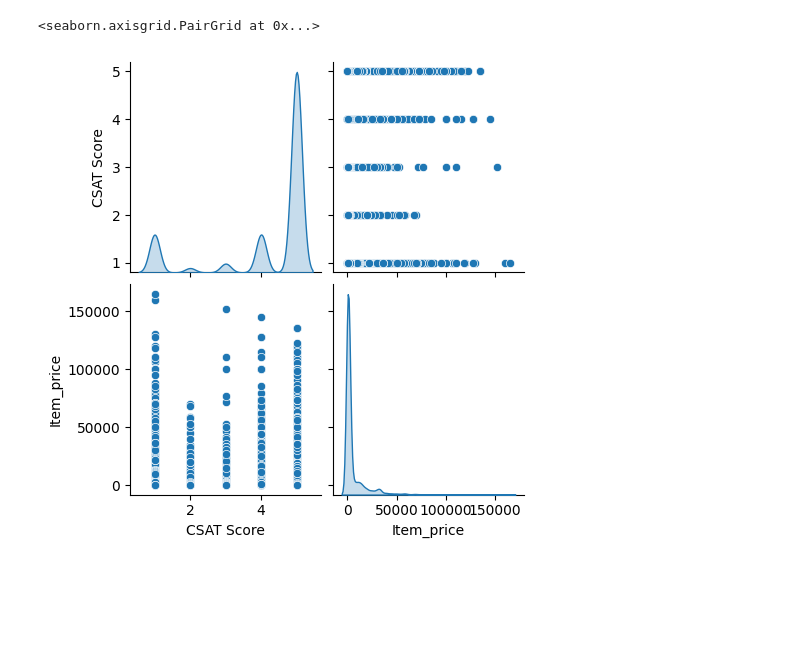
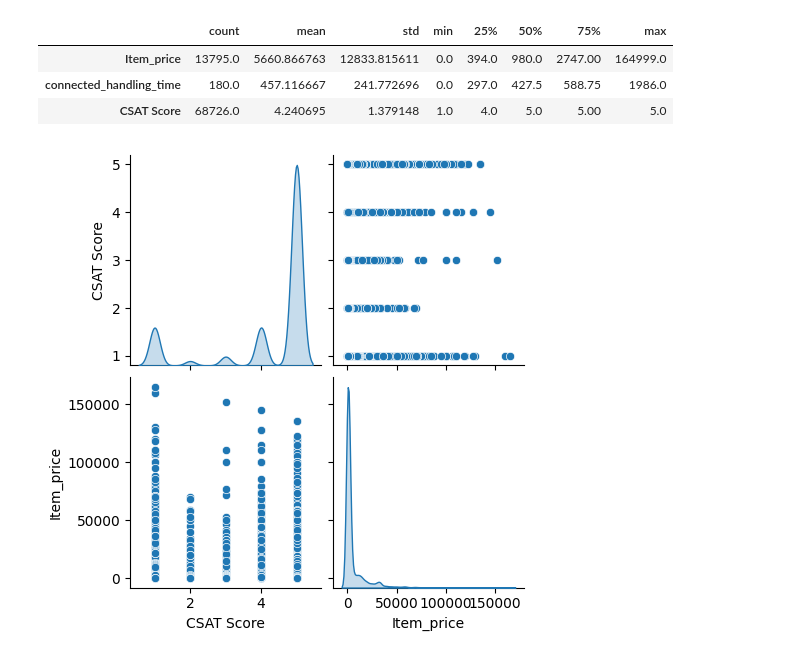
Before and after one commit to razan-wari/Gaza-Sky-Geeks, a Jupyter notebook: customer_support.ipynb, the cells around one changed output. Drawn from its saved outputs; the diff is of its cells as text; code cells hidden in the pictures; blank space fills up the shorter version.

```diff
--- a/customer_support.ipynb
+++ b/customer_support.ipynb
@@ -3,23 +3,31 @@
 # %%
 import warnings
 warnings.filterwarnings('ignore')
 
 #importing the libraries
 import numpy as np
 import pandas as pd
 import warnings
 warnings.filterwarnings('ignore')
 
 #importing the libraries
 import numpy as np
 import pandas as pd
 import matplotlib.pyplot as plt
 import seaborn as sns
 customer_support = pd.read_csv('/Customer_support_data.csv')
 customer_support.head()
 train_customer_support = customer_support.sample(frac=0.8,random_state=0)
 test_dataset = customer_support.drop(train_customer_support.index)
 sns.pairplot(train_customer_support[["CSAT Score","Item_price","Issue_reported at", "issue_responded"]], diag_kind="kde")
+
+train_stats = train_customer_support.describe()
+
+train_stats = train_stats.transpose()
+train_stats
 # %% [output]
-<seaborn.axisgrid.PairGrid at 0x...>
+|  | count | mean | std | min | 25% | 50% | 75% | max |
+| Item_price | 13795.0 | 5660.866763 | 12833.815611 | 0.0 | 394.0 | 980.0 | 2747.00 | 164999.0 |
+| connected_handling_time | 180.0 | 457.116667 | 241.772696 | 0.0 | 297.0 | 427.5 | 588.75 | 1986.0 |
+| CSAT Score | 68726.0 | 4.240695 | 1.379148 | 1.0 | 4.0 | 5.0 | 5.00 | 5.0 |
 [figure]
```
